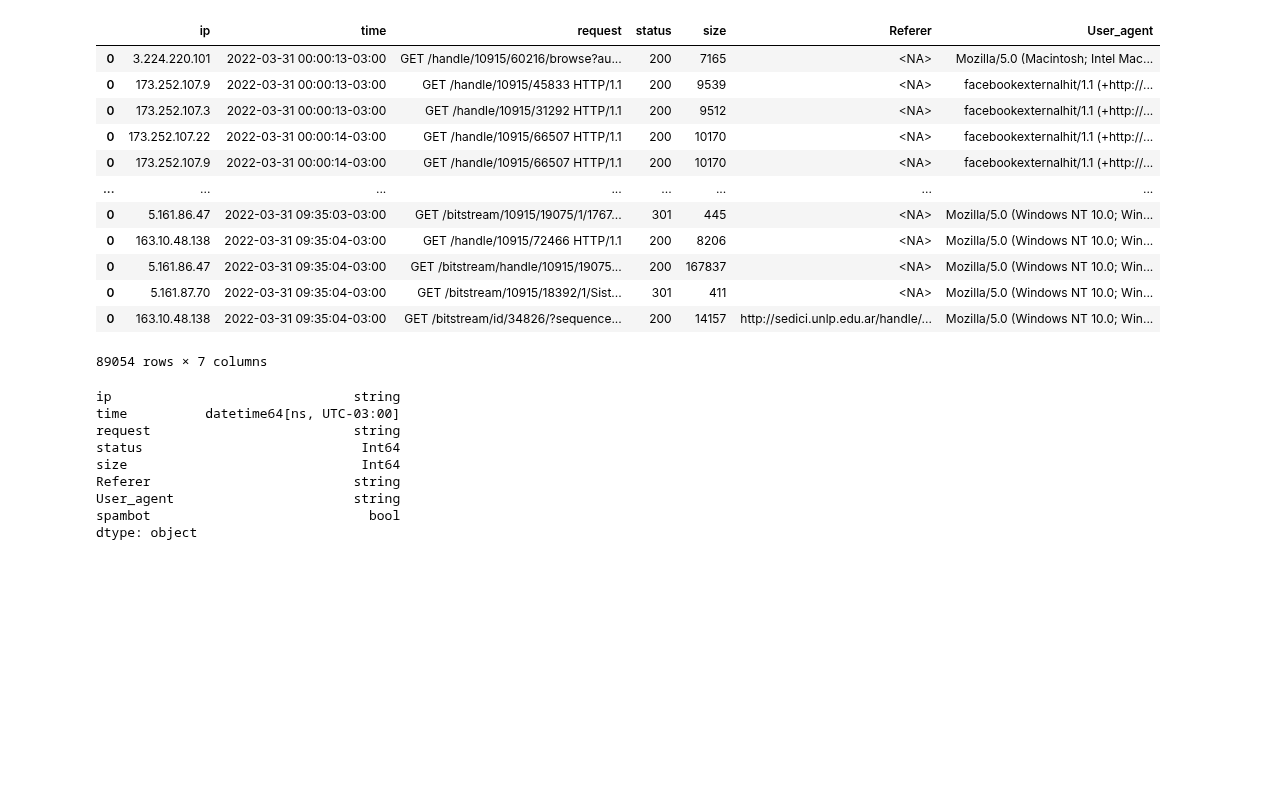
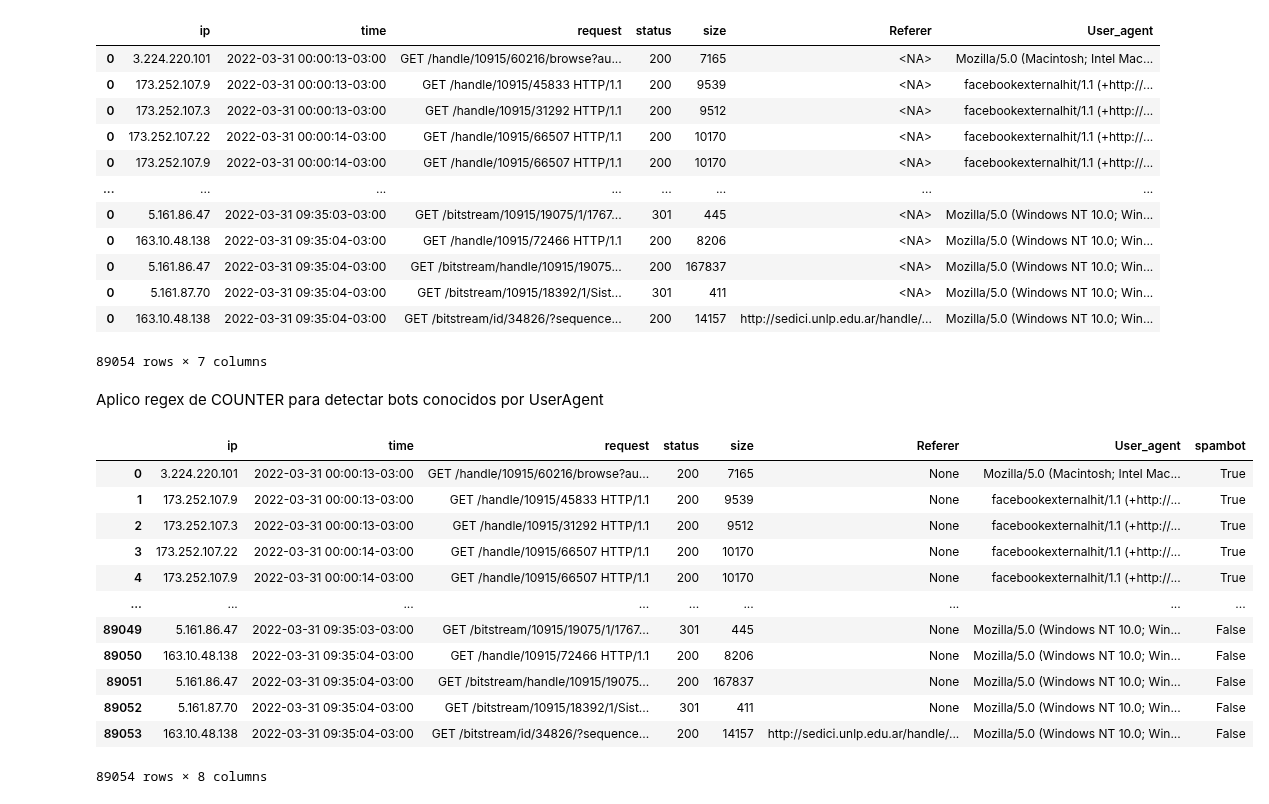
Before and after one commit to PabloDeAlbu/tp-final-mineria, a Jupyter notebook: 00-apachelog2parquet.ipynb, the cells around one changed output. Drawn from its saved outputs; the diff is of its cells as text; code cells hidden in the pictures; blank space fills up the shorter version.

```diff
--- a/00-apachelog2parquet.ipynb
+++ b/00-apachelog2parquet.ipynb
@@ -87,6 +90,8 @@ df_log
 | 0 | 5.161.87.70 | 2022-03-31 09:35:04-03:00 | GET /bitstream/10915/18392/1/Sist... | 301 | 411 | <NA> | Mozilla/5.0 (Windows NT 10.0; Win... |
 | 0 | 163.10.48.138 | 2022-03-31 09:35:04-03:00 | GET /bitstream/id/34826/?sequence... | 200 | 14157 | http://sedici.unlp.edu.ar/handle/... | Mozilla/5.0 (Windows NT 10.0; Win... |
 89054 rows × 7 columns
+# %% [markdown]
+Aplico regex de COUNTER para detectar bots conocidos por UserAgent
 # %%
 import re
 
@@ -96,15 +101,19 @@ def spambots_fail2ban(entry):
 
 df_log['spambot'] = df_log['User_agent'].apply(lambda x: spambots_fail2ban(str(x)))
 # %%
-df_log.describe()
+df_log
 # %% [output]
+|  | ip | time | request | status | size | Referer | User_agent | spambot |
+| 0 | 3.224.220.101 | 2022-03-31 00:00:13-03:00 | GET /handle/10915/60216/browse?au... | 200 | 7165 | None | Mozilla/5.0 (Macintosh; Intel Mac... | True |
+| 1 | 173.252.107.9 | 2022-03-31 00:00:13-03:00 | GET /handle/10915/45833 HTTP/1.1 | 200 | 9539 | None | facebookexternalhit/1.1 (+http://... | True |
+| 2 | 173.252.107.3 | 2022-03-31 00:00:13-03:00 | GET /handle/10915/31292 HTTP/1.1 | 200 | 9512 | None | facebookexternalhit/1.1 (+http://... | True |
+| 3 | 173.252.107.22 | 2022-03-31 00:00:14-03:00 | GET /handle/10915/66507 HTTP/1.1 | 200 | 10170 | None | facebookexternalhit/1.1 (+http://... | True |
+| 4 | 173.252.107.9 | 2022-03-31 00:00:14-03:00 | GET /handle/10915/66507 HTTP/1.1 | 200 | 10170 | None | facebookexternalhit/1.1 (+http://... | True |
+| ... | ... | ... | ... | ... | ... | ... | ... | ... |
+| 89049 | 5.161.86.47 | 2022-03-31 09:35:03-03:00 | GET /bitstream/10915/19075/1/1767... | 301 | 445 | None | Mozilla/5.0 (Windows NT 10.0; Win... | False |
+| 89050 | 163.10.48.138 | 2022-03-31 09:35:04-03:00 | GET /handle/10915/72466 HTTP/1.1 | 200 | 8206 | None | Mozilla/5.0 (Windows NT 10.0; Win... | False |
+| 89051 | 5.161.86.47 | 2022-03-31 09:35:04-03:00 | GET /bitstream/handle/10915/19075... | 200 | 167837 | None | Mozilla/5.0 (Windows NT 10.0; Win... | False |
+| 89052 | 5.161.87.70 | 2022-03-31 09:35:04-03:00 | GET /bitstream/10915/18392/1/Sist... | 301 | 411 | None | Mozilla/5.0 (Windows NT 10.0; Win... | False |
+| 89053 | 163.10.48.138 | 2022-03-31 09:35:04-03:00 | GET /bitstream/id/34826/?sequence... | 200 | 14157 | http://sedici.unlp.edu.ar/handle/... | Mozilla/5.0 (Windows NT 10.0; Win... | False |
-ip                               string
-time          datetime64[ns, UTC-03:00]
-request                          string
-status                            Int64
-size                              Int64
-Referer                          string
-User_agent                       string
-spambot                            bool
-dtype: object
+89054 rows × 8 columns
 # %%
```
Also changed, not shown: parts of 6 cells of this notebook, 2 other files.
